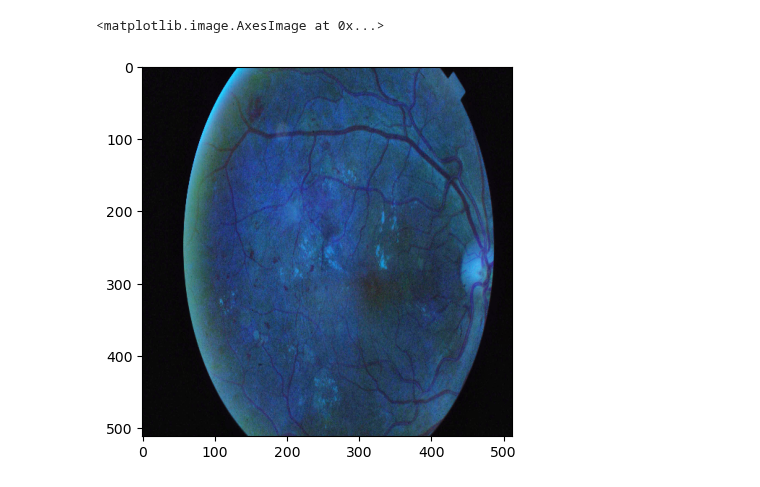
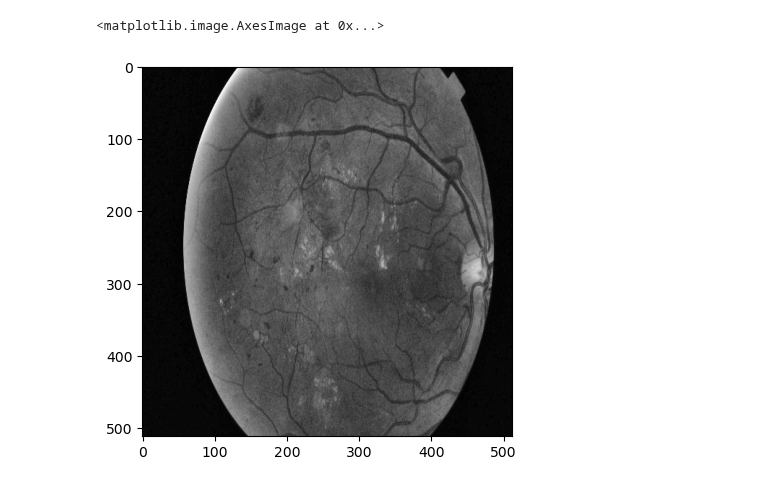
Before and after one commit to ktm379/DR-GeuAl, a Jupyter notebook: code/data_generator.ipynb, the cells around one changed output. Saved outputs shown, nothing was run; the diff lists cells and outputs as text; code cells hidden in the pictures.

```diff
--- a/code/data_generator.ipynb
+++ b/code/data_generator.ipynb
@@ -42,7 +42,6 @@ class DR_Generator(tf.keras.utils.Sequence):
                mask_path=None,
                batch_size=4,
                img_size=(512, 512),
-               n_channels=3,
                is_train=True,
                is_test=False,
                dataset=None):
@@ -59,7 +58,6 @@ class DR_Generator(tf.keras.utils.Sequence):
         self.is_train = is_train
         self.is_test = is_test
         self.img_size = img_size
-        self.n_channels=n_channels
         self.dataset = dataset
 
 
@@ -123,8 +121,8 @@ class DR_Generator(tf.keras.utils.Sequence):
                                ]
 
         # 채널 수 바꿔줘야 됨
-        inputs = np.zeros([self.batch_size, *self.img_size, self.n_channels])
-        outputs = np.zeros([self.batch_size, *self.img_size, self.n_channels])
+        inputs = np.zeros([self.batch_size, *self.img_size])
+        outputs = np.zeros([self.batch_size, *self.img_size])
 
         for i, data in enumerate(batch_data_paths):
             # supervsion 일때는 4개의 label
@@ -138,12 +136,13 @@ class DR_Generator(tf.keras.utils.Sequence):
 
             # image
             _input = preprocess_image(input_img_path, img_size=self.img_size)
+            # scale 0~255로 바꿔주기
+            _input = _input / 255.0
 
             # mask
             _output = 0
             # _output = img_to_array(load_img(output_path, color_mode='grayscale'))
             # _output = (_output==7).astype(np.uint8)*1
-
 
             inputs[i] = _input
             outputs[i] = _output
@@ -224,5 +197,5 @@ array([[[12.,  8., 16.],
 # %%
-plt.imshow(input[0].astype(np.uint8))
+plt.imshow((input[0] * 255).astype(np.uint8), cmap='gray')
 # %% [output]
 <matplotlib.image.AxesImage at 0x...>
-[figure, old version]
+[figure, new version]
```
Also changed, not shown: parts of 6 cells of this notebook, 2 other files.
